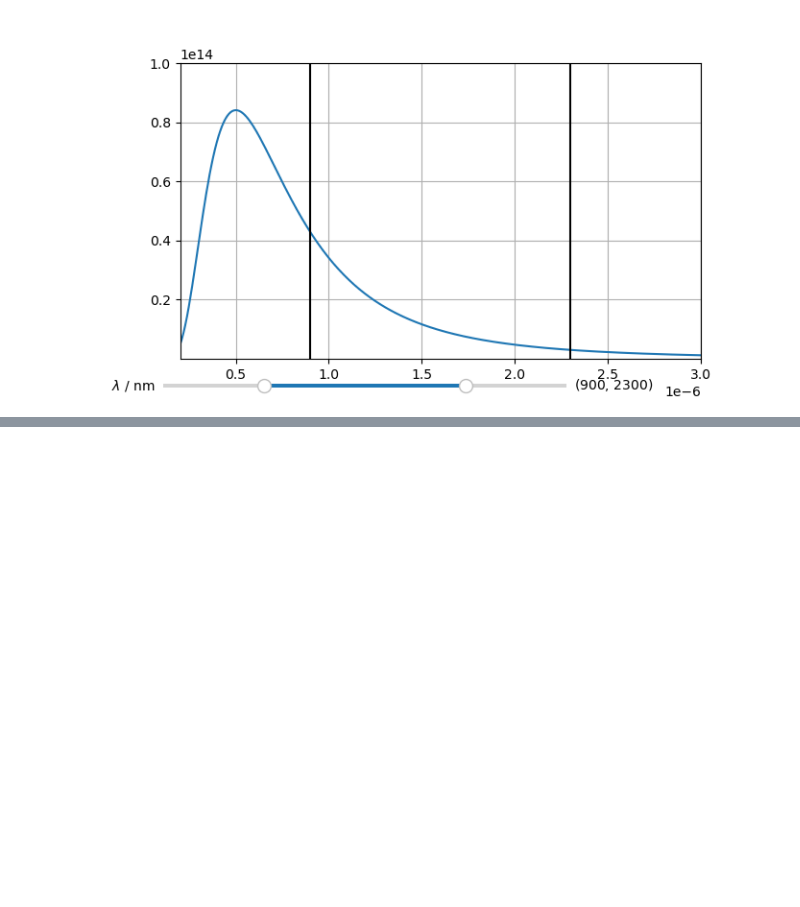
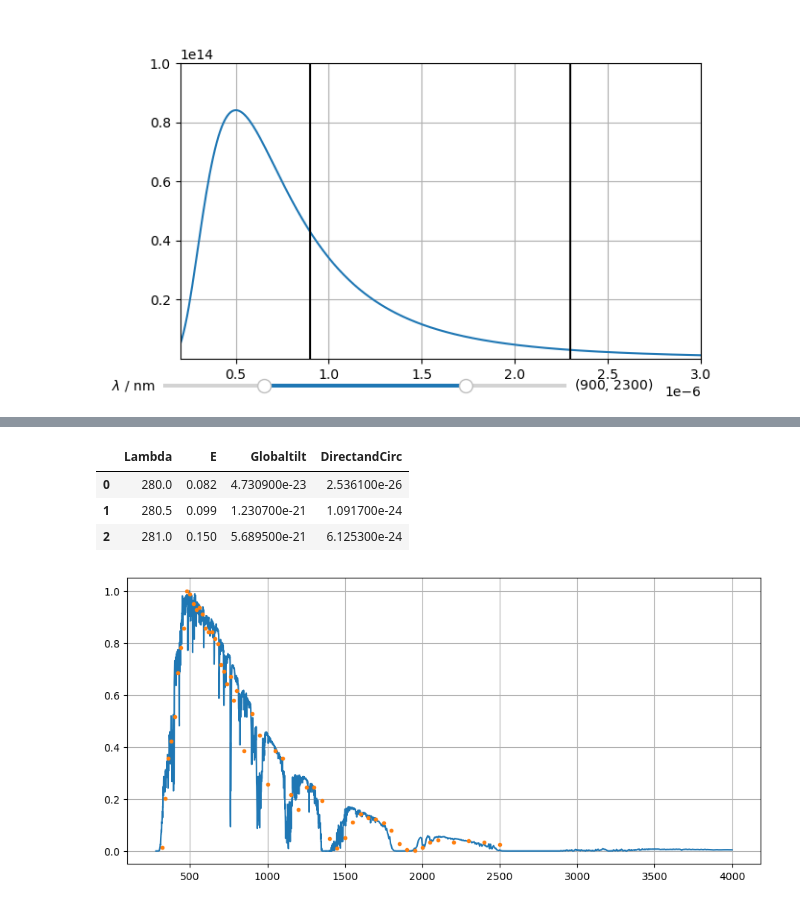
Before and after one commit to GitAndi18/Light, a Jupyter notebook: _build/jupyter_execute/Ch_1/Planck_240315.ipynb, the cells around one changed output, grey strips where cells are left out. Cells and saved outputs as stored; diff of their text form; code cells hidden in the pictures; blank space fills up the shorter version.

```diff
--- a/_build/jupyter_execute/Ch_1/Planck_240315.ipynb
+++ b/_build/jupyter_execute/Ch_1/Planck_240315.ipynb
@@ -310,0 +288,23 @@ SyntaxError: invalid syntax (3436147894.py, line 3)
+# %%
+df_astm.head(3)
+# %% [output]
+|  | Lambda | E | Globaltilt | DirectandCirc |
+| 0 | 280.0 | 0.082 | 4.730900e-23 | 2.536100e-26 |
+| 1 | 280.5 | 0.099 | 1.230700e-21 | 1.091700e-24 |
+| 2 | 281.0 | 0.150 | 5.689500e-21 | 6.125300e-24 |
+# %%
+fig = plt.figure(figsize=(11, 5))
+sol2 = df_astm['Globaltilt']
+l   = df_astm['Lambda']
+xx  = np.linspace(min(l), max(l), 1000)
+#plt.plot(xx, CubicSpline(l, sol)(xx), 'b-', label='spline')
+#plt.plot(xx, Akima1DInterpolator(l, sol)(xx), 'r-', label='A-spline')
+#plt.plot(xx, PchipInterpolator(l, sol)(xx), 'g-', label='pchip')
+#plt.legend()
+
+plt.plot(l, sol2 / max(sol2), '-')
+plt.plot(df_sol['lam'].values[1:], sol / max(sol), '.')
+plt.grid()
+plt.show()
+# %% [output]
+[figure, added]
```
Also changed, not shown: parts of 5 cells of this notebook, 44 other files.
